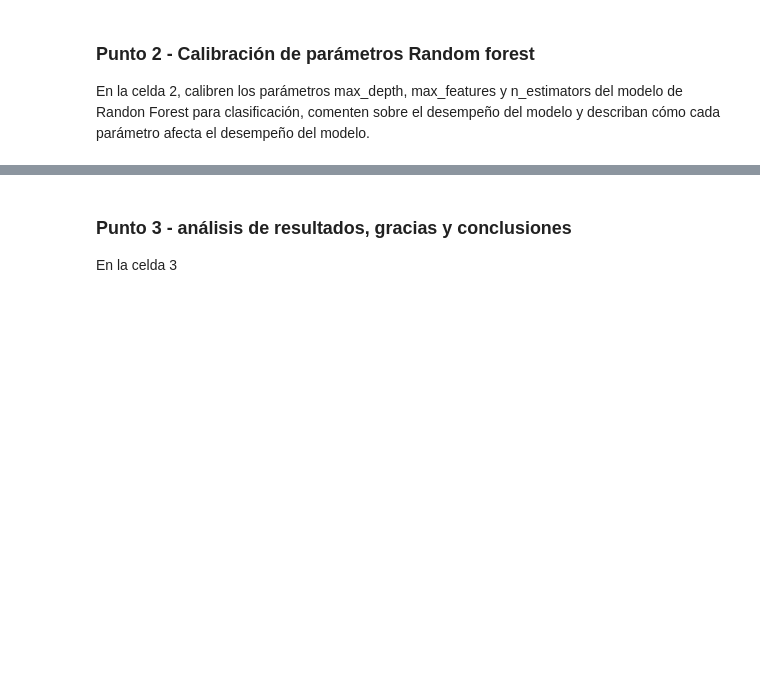
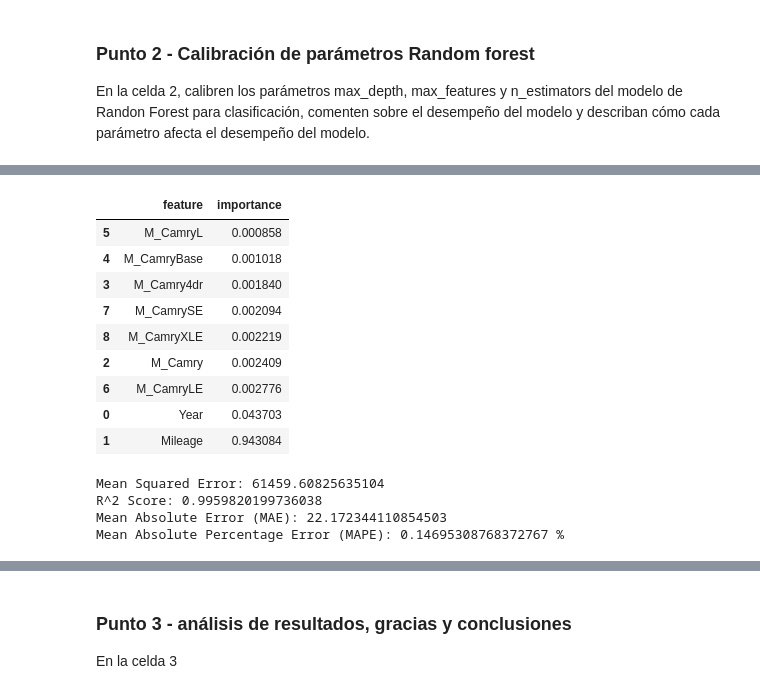
Before and after one commit to PhoenixDwarf/FORK-Inteligencia-artificial-computacion-U, a Jupyter notebook: Semana 6/Taller_RandomForests.ipynb, the cells around one changed output, grey strips where cells are left out. Saved outputs shown, nothing was run; the diff lists cells and outputs as text; code cells hidden in the pictures; blank space fills up the shorter version.

```diff
--- a/Semana 6/Taller_RandomForests.ipynb
+++ b/Semana 6/Taller_RandomForests.ipynb
@@ -104,0 +147,37 @@ Mean Absolute Percentage Error (MAPE): 8.33 %
+# %%
+clf = RandomForestClassifier(n_estimators=25, max_features=3, random_state=1, n_jobs=-1)
+clf.fit(X, y)
+# %% [output]
+|  | feature | importance |
+| 5 | M_CamryL | 0.000858 |
+| 4 | M_CamryBase | 0.001018 |
+| 3 | M_Camry4dr | 0.001840 |
+| 7 | M_CamrySE | 0.002094 |
+| 8 | M_CamryXLE | 0.002219 |
+| 2 | M_Camry | 0.002409 |
+| 6 | M_CamryLE | 0.002776 |
+| 0 | Year | 0.043703 |
+| 1 | Mileage | 0.943084 |
+# %%
+# Mejores Hiperparámetros:
+#  {'n_estimators': 300, 'min_samples_split': 10, 'min_samples_leaf': 1, 'max_features': 'sqrt', 'max_depth': 10}
+# Desempeño del modelo RF calibrado:
+# Mean Squared Error: 2411920.45
+# R^2 Score: 0.842
+# Mean Absolute Error (MAE): 1140.84
+# Mean Absolute Percentage Error (MAPE): 8.33 %
+
+#Encontrar los mejores hiperparametros:
+
+#Entrenar el modelo con los mejores hiperparámetros encontrados:
+
+y_pred = clf.predict(X_test)
+print("Mean Squared Error:", mean_squared_error(y_test, y_pred))
+print("R^2 Score:", r2_score(y_test, y_pred))
+print("Mean Absolute Error (MAE):", mean_absolute_error(y_test, y_pred))
+print("Mean Absolute Percentage Error (MAPE):", np.mean(np.abs((y_test - y_pred)/y_test))*100, "%")
+# %% [output]
+Mean Squared Error: 61459.60825635104
+R^2 Score: 0.9959820199736038
+Mean Absolute Error (MAE): 22.172344110854503
+Mean Absolute Percentage Error (MAPE): 0.14695308768372767 %
```
Also changed, not shown: parts of 12 cells of this notebook.
